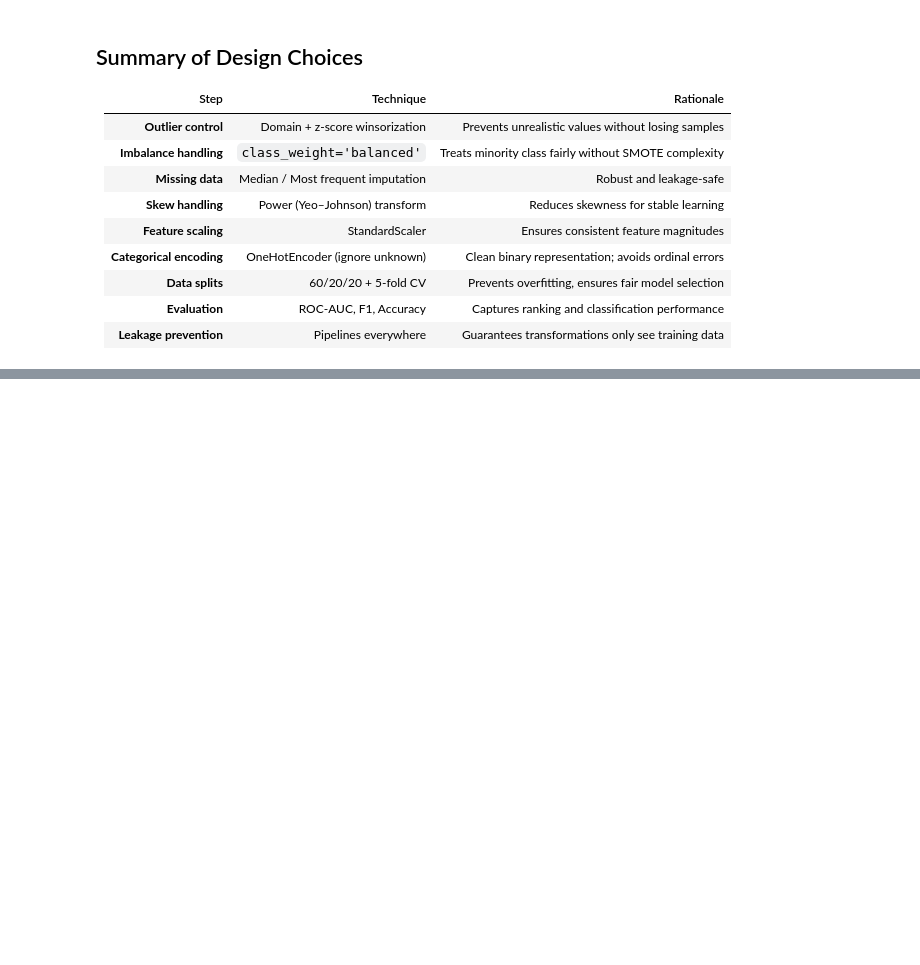
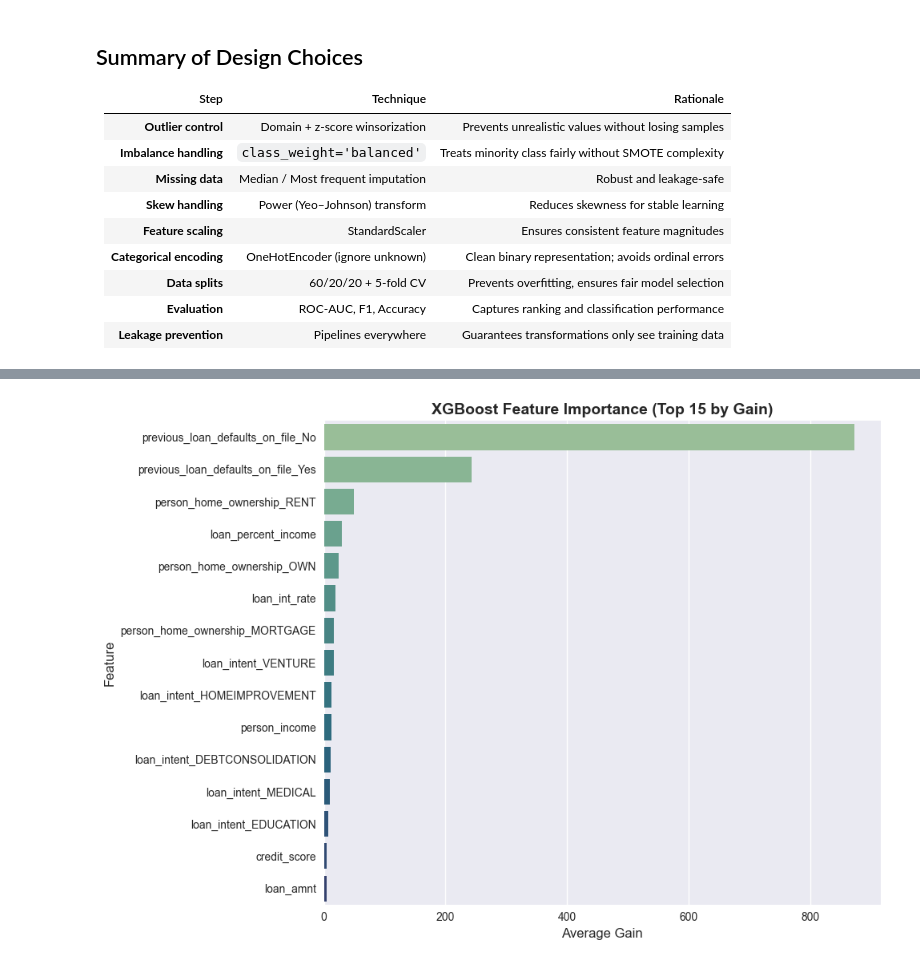
Before and after one commit to Zjanuzakov/ColoradoBoulderAssignments, a Jupyter notebook: loan_analysis.ipynb, the cells around one changed output, grey strips where cells are left out. Cells and saved outputs as stored; diff of their text form; code cells hidden in the pictures; blank space fills up the shorter version.

```diff
--- a/loan_analysis.ipynb
+++ b/loan_analysis.ipynb
@@ -700,3 +700,23 @@ weighted avg      0.936     0.937     0.936      9000
 | **Data splits**          | 60/20/20 + 5-fold CV              | Prevents overfitting, ensures fair model selection        |
 | **Evaluation**           | ROC-AUC, F1, Accuracy             | Captures ranking and classification performance           |
 | **Leakage prevention**   | Pipelines everywhere              | Guarantees transformations only see training data        |
+# %%
+num_features = winner_pipe.named_steps["prep"].named_transformers_["num"].get_feature_names_out()
+cat_features = winner_pipe.named_steps["prep"].named_transformers_["cat"].get_feature_names_out()
+all_features = np.concatenate([num_features, cat_features])
+xgb_model = winner_pipe.named_steps["clf"]
+
+importance_dict = xgb_model.get_booster().get_score(importance_type="gain")
+# %%
+importance_df = (
+    pd.DataFrame({
+        "feature": [all_features[int(k[1:])] for k in importance_dict.keys()],
+        "gain": list(importance_dict.values())
+    })
+    .sort_values("gain", ascending=False)
+    .reset_index(drop=True)
+)
+
+# Display top features
+print("\nTop 15 most important features (by average gain):")
+print(importance_df.head(15))
@@ -702,0 +741,18 @@ weighted avg      0.936     0.937     0.936      9000
+# %%
+# Seaborn barplot
+plt.figure(figsize=(10, 7))
+sns.barplot(
+    data=importance_df.head(15),
+    y="feature",
+    x="gain",
+    palette="crest",
+    orient="h"
+)
+plt.title("XGBoost Feature Importance (Top 15 by Gain)", fontsize=14, weight="bold")
+plt.xlabel("Average Gain", fontsize=12)
+plt.ylabel("Feature", fontsize=12)
+sns.despine(left=True, bottom=True)
+plt.tight_layout()
+plt.show()
+# %% [output]
+[figure, added]
```
Also changed, not shown: parts of 2 cells of this notebook.
